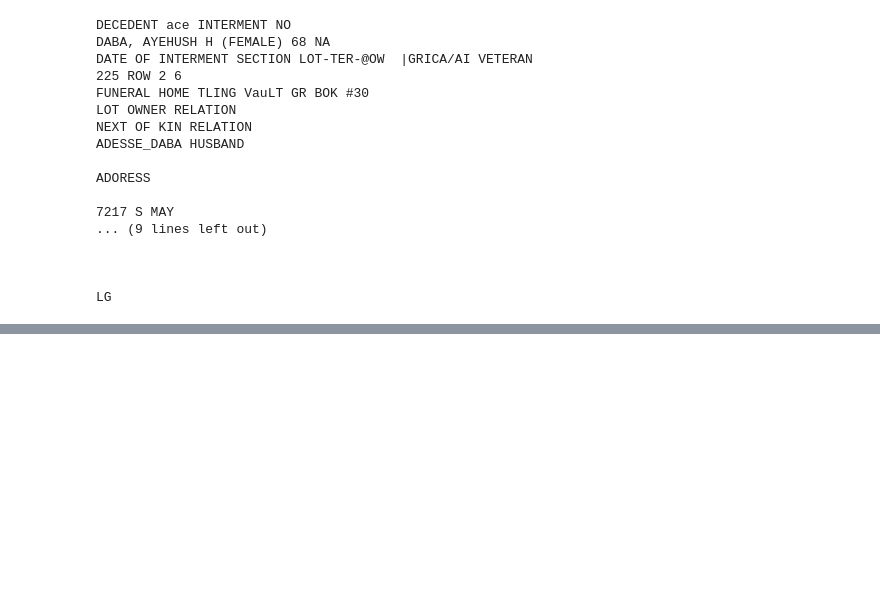
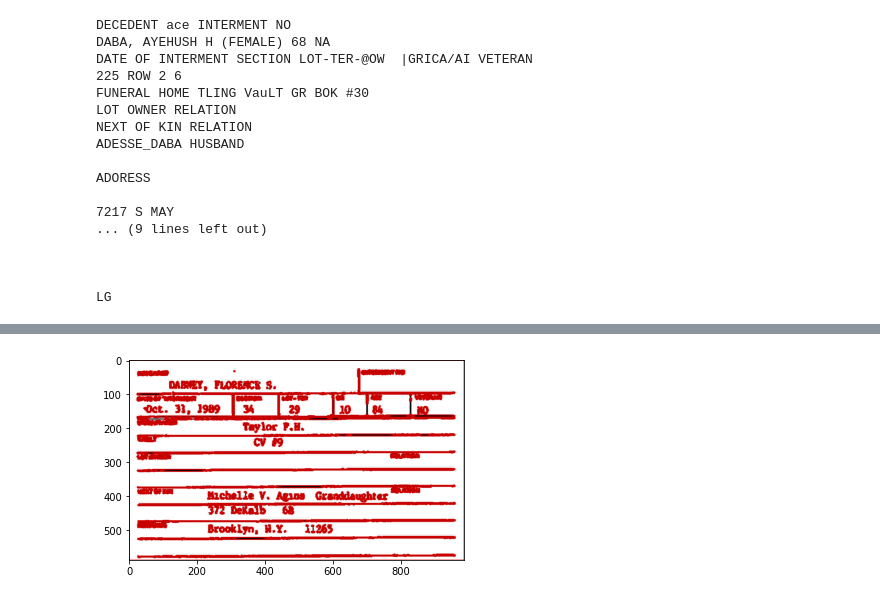
Before and after one commit to cwperks/eai6020, a Jupyter notebook: notebooks/pytesseract-scratch.ipynb, the cells around one changed output, grey strips where cells are left out. Cells and saved outputs as stored; diff of their text form; code cells hidden in the pictures; blank space fills up the shorter version.

```diff
--- a/notebooks/pytesseract-scratch.ipynb
+++ b/notebooks/pytesseract-scratch.ipynb
@@ -521,0 +936,19 @@ iCard_021948_1_Dail_Hazikiah.jpg
+# %%
+import pytesseract
+from pytesseract import Output
+import cv2
+from matplotlib import pyplot as plt
+
+pytesseract.pytesseract.tesseract_cmd = 'tesseract'
+
+
+img = cv2.imread('../OneDrive_1_11-6-2019/iCard_021879_1_Dabney_Florence_S.jpg')
+
+d = pytesseract.image_to_data(img, output_type=Output.DICT, config=r'--psm 3 --oem 1')
+n_boxes = len(d['level'])
+for i in range(n_boxes):
+    (x, y, w, h) = (d['left'][i], d['top'][i], d['width'][i], d['height'][i])
+    cv2.rectangle(img, (x, y), (x + w, y + h), (0, 255, 0), 2)
+
+plt.imshow(img)
+plt.show()
@@ -521,0 +970,18 @@ iCard_021948_1_Dail_Hazikiah.jpg
+# %%
+import cv2
+from matplotlib import pyplot as plt
+
+im = cv2.imread('../OneDrive_1_11-6-2019/iCard_021879_1_Dabney_Florence_S.jpg')
+gray=cv2.cvtColor(im,cv2.COLOR_BGR2GRAY)
+contours, hierarchy = cv2.findContours(gray,cv2.RETR_LIST,cv2.CHAIN_APPROX_SIMPLE)[-2:]
+idx =0
+for cnt in contours:
+    idx += 1
+    x,y,w,h = cv2.boundingRect(cnt)
+    roi=im[y:y+h,x:x+w]
+    cv2.imwrite(str(idx) + '.jpg', roi)
+    cv2.rectangle(im,(x,y),(x+w,y+h),(200,0,0),2)
+plt.imshow(im)
+plt.show()
+# %% [output]
+[figure, added]
```
Also changed, not shown: parts of 16 cells of this notebook.
